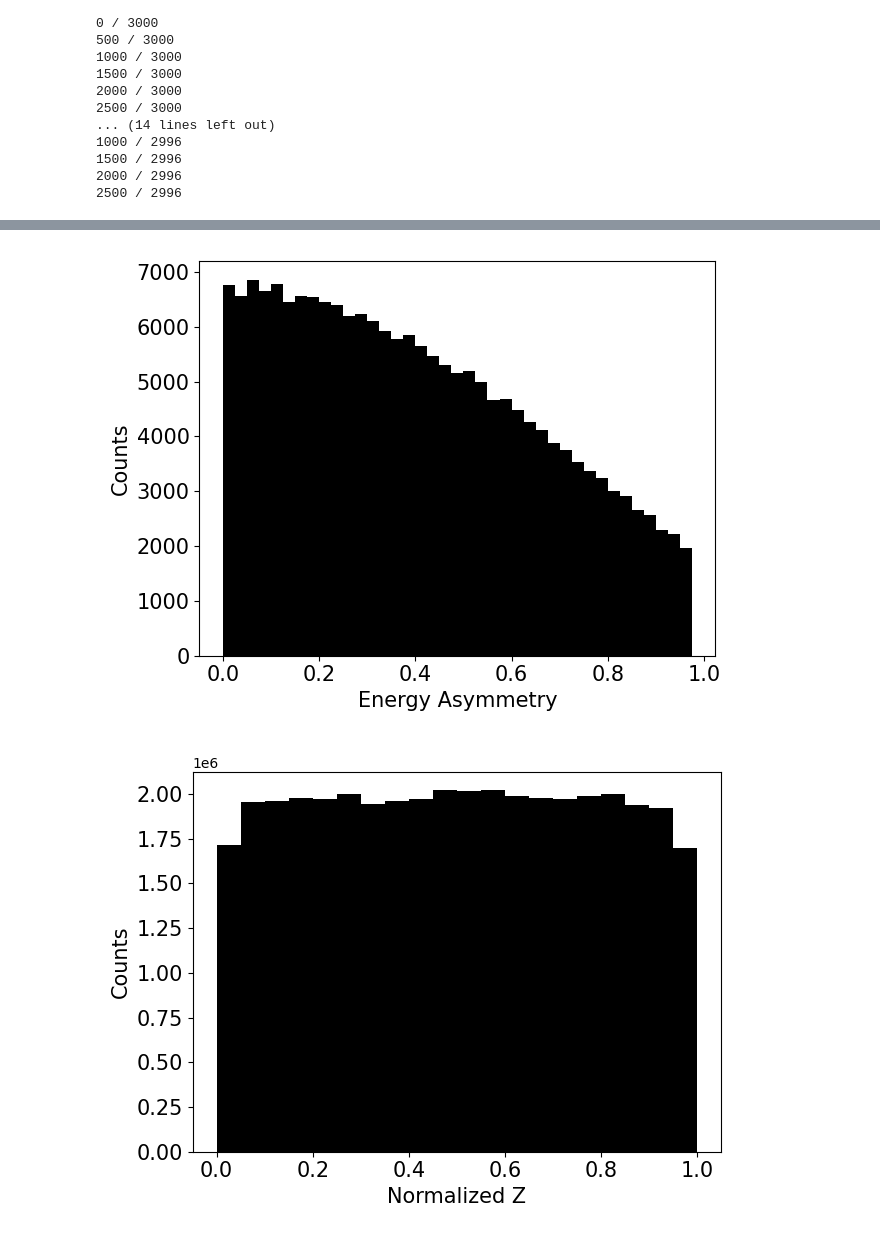
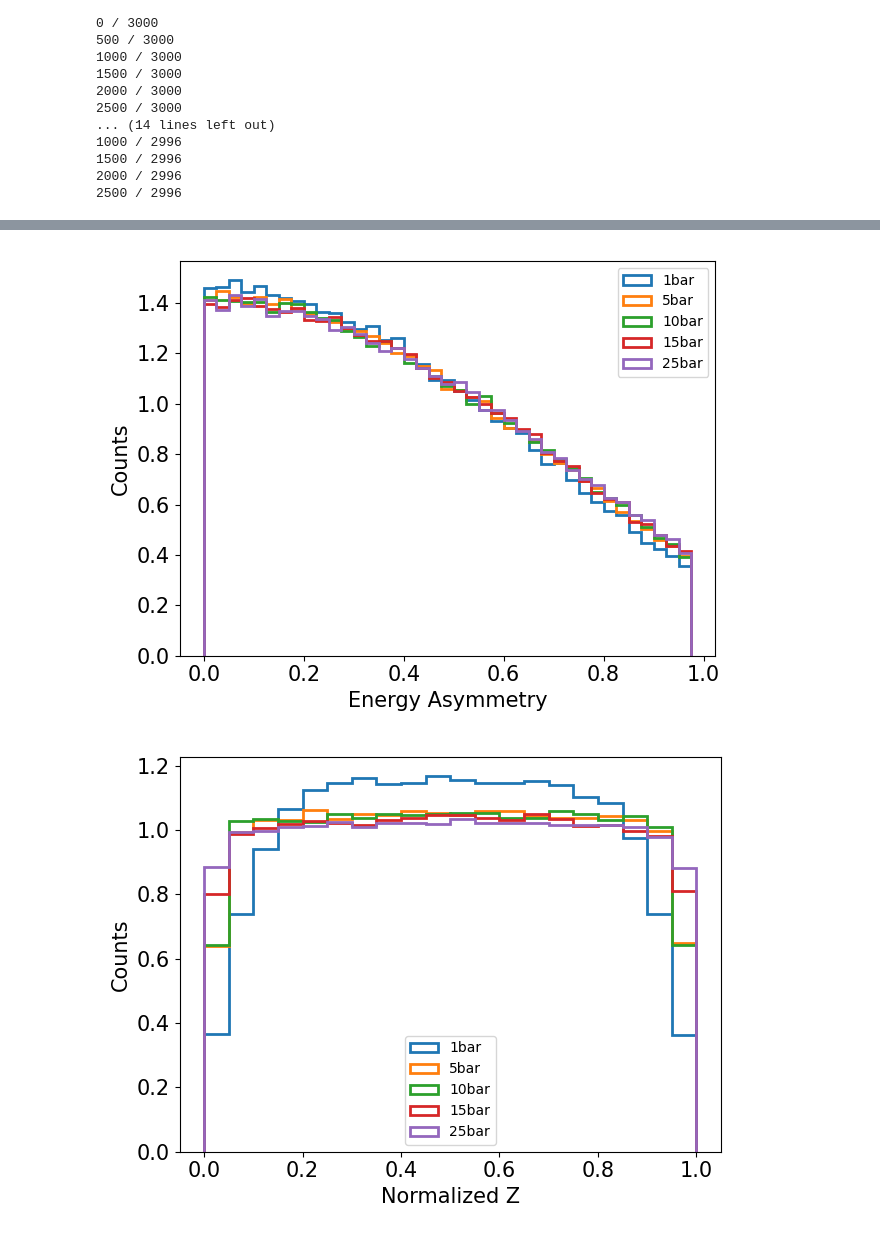
Before and after one commit to kvjmistry/ATPC, a Jupyter notebook: notebooks/GetSignalEfficiency.ipynb, the cells around one changed output, grey strips where cells are left out. Cells and saved outputs as stored; diff of their text form; code cells hidden in the pictures.

```diff
--- a/notebooks/GetSignalEfficiency.ipynb
+++ b/notebooks/GetSignalEfficiency.ipynb
@@ -90,22 +171,32 @@ def GetZPos2(df, shift):
 # %%
 # display(nubb)
 
 plt.figure()
+n_gen, bins, _ = plt.hist(nubb_1bar_norm.A,  density = True,bins = np.arange(0,1,0.025), histtype="step", linewidth=2, label = "1bar");
+n_gen, bins, _ = plt.hist(nubb_5bar_norm.A,  density = True,bins = np.arange(0,1,0.025), histtype="step", linewidth=2, label = "5bar");
+n_gen, bins, _ = plt.hist(nubb_10bar_norm.A, density = True,bins = np.arange(0,1,0.025), histtype="step", linewidth=2, label = "10bar");
+n_gen, bins, _ = plt.hist(nubb_15bar_norm.A, density = True,bins = np.arange(0,1,0.025), histtype="step", linewidth=2, label = "15bar");
+n_gen, bins, _ = plt.hist(nubb_25bar_norm.A, density = True,bins = np.arange(0,1,0.025), histtype="step", linewidth=2, label = "25bar");
 
-n_gen, bins, _ = plt.hist( CalcAssymetry(nubb_25bar), bins = np.arange(0,1,0.025),color = "k");
 plt.xlabel("Energy Asymmetry", fontsize=15);
 plt.ylabel("Counts", fontsize=15);
 plt.xticks(fontsize=15);
 plt.yticks(fontsize=15);
+plt.legend()
 plt.tight_layout()
 
 plt.figure()
-n_gen, bins, _ = plt.hist( GetZPos(nubb_25bar, shifts[4]), bins = np.arange(0,1.05,0.05),color = "k");
+n_gen, bins, _ = plt.hist(nubb_1bar_norm.norm_zf,  density = True,bins = np.arange(0,1.05,0.05), histtype="step", linewidth=2, label = "1bar");
+n_gen, bins, _ = plt.hist(nubb_5bar_norm.norm_zf,  density = True,bins = np.arange(0,1.05,0.05), histtype="step", linewidth=2, label = "5bar");
+n_gen, bins, _ = plt.hist(nubb_10bar_norm.norm_zf, density = True,bins = np.arange(0,1.05,0.05), histtype="step", linewidth=2, label = "10bar");
+n_gen, bins, _ = plt.hist(nubb_15bar_norm.norm_zf, density = True,bins = np.arange(0,1.05,0.05), histtype="step", linewidth=2, label = "15bar");
+n_gen, bins, _ = plt.hist(nubb_25bar_norm.norm_zf, density = True,bins = np.arange(0,1.05,0.05), histtype="step", linewidth=2, label = "25bar");
 plt.xlabel("Normalized Z", fontsize=15);
 plt.ylabel("Counts", fontsize=15);
 plt.xticks(fontsize=15);
 plt.yticks(fontsize=15);
+plt.legend()
 plt.tight_layout()
 # %% [output]
-[figure, old version]
+[figure, new version]
-[figure, old version]
+[figure, new version]
```
Also changed, not shown: parts of 12 cells of this notebook.
